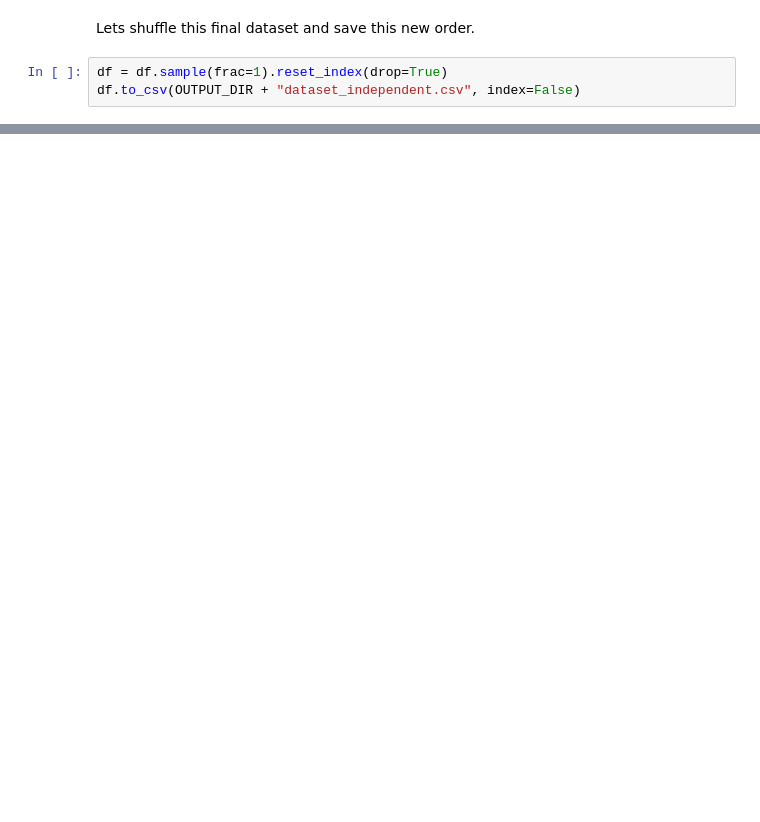
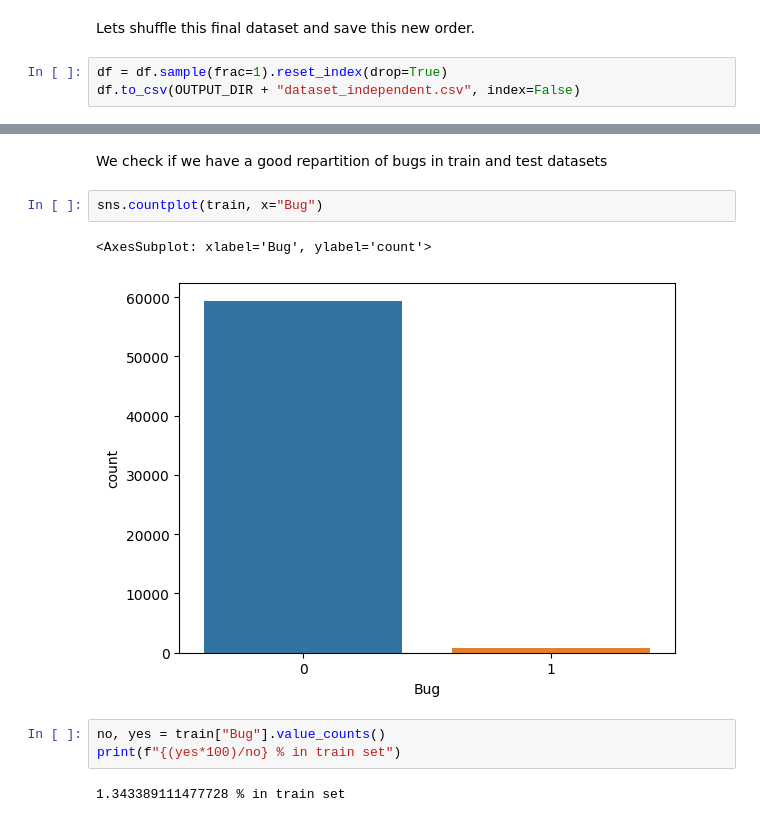
Before and after one commit to ahenrij/ets-mgl869-hive, a Jupyter notebook: src/lab/notebooks/analysis.ipynb, the cells around one changed output, grey strips where cells are left out. Drawn from its saved outputs; the diff is of its cells as text; blank space fills up the shorter version.

```diff
--- a/src/lab/notebooks/analysis.ipynb
+++ b/src/lab/notebooks/analysis.ipynb
@@ -127,0 +110,12 @@ for ts in train_sets:
+# %% [markdown]
+We check if we have a good repartition of bugs in train and test datasets
+# %%
+sns.countplot(train, x="Bug")
+# %% [output]
+<AxesSubplot: xlabel='Bug', ylabel='count'>
+[figure, added]
+# %%
+no, yes = train["Bug"].value_counts()
+print(f"{(yes*100)/no} % in train set")
+# %% [output]
+1.343389111477728 % in train set
```
Also changed, not shown: parts of 23 cells of this notebook, 3 other files.
